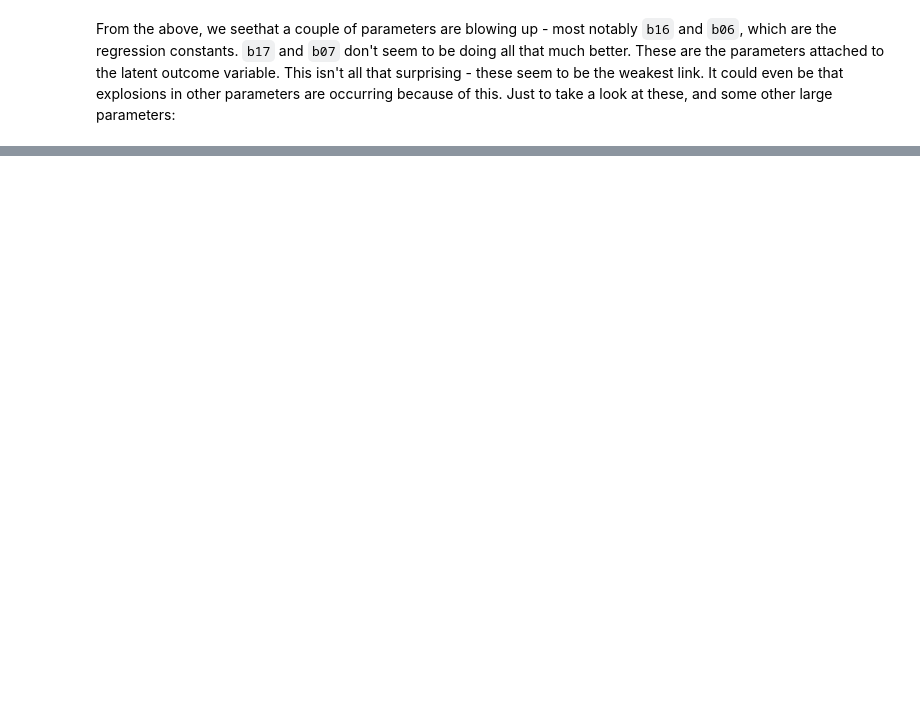
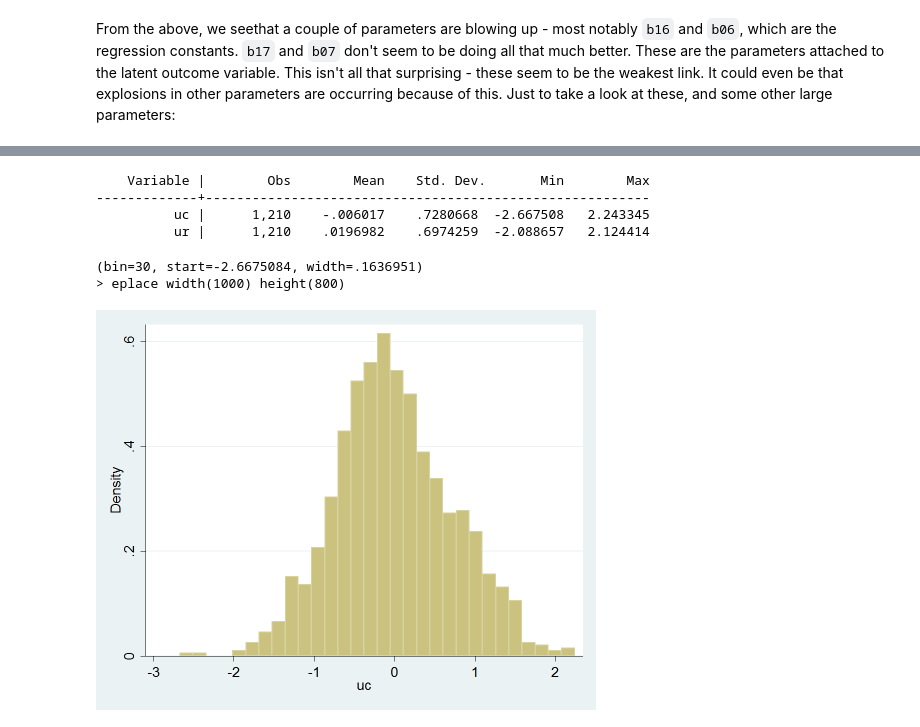
Before and after one commit to mbaker21231/BayesianTR, a Jupyter notebook: Bayesian Treatment - DTDR.ipynb, the cells around one changed output, grey strips where cells are left out. Saved outputs shown, nothing was run; the diff lists cells and outputs as text; code cells hidden in the pictures; blank space fills up the shorter version.

```diff
--- a/Bayesian Treatment - DTDR.ipynb
+++ b/Bayesian Treatment - DTDR.ipynb
@@ -331,0 +497,22 @@ Well, there are a couple of things to be done. One is to just put priors on the
+# %%
+%%stata
+preserve
+clear
+getmata uc ur
+sum uc ur
+restore
+# %% [output]
+    Variable |        Obs        Mean    Std. Dev.       Min        Max
+-------------+---------------------------------------------------------
+          uc |      1,210    -.006017    .7280668  -2.667508   2.243345
+          ur |      1,210    .0196982    .6974259  -2.088657   2.124414
+# %%
+%%stata -gr
+preserve
+clear
+getmata uc ur
+hist uc
+# %% [output]
+(bin=30, start=-2.6675084, width=.1636951)
+> eplace width(1000) height(800)
+[figure, added]
```
Also changed, not shown: parts of 17 cells of this notebook, 2 other files.
